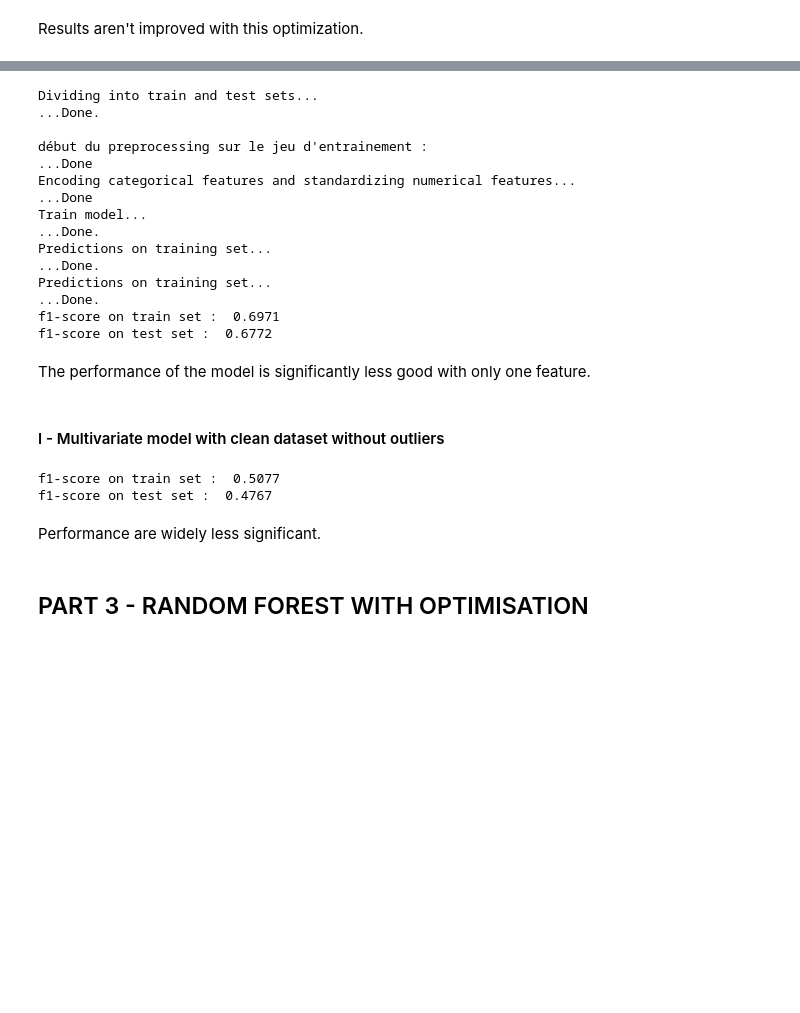
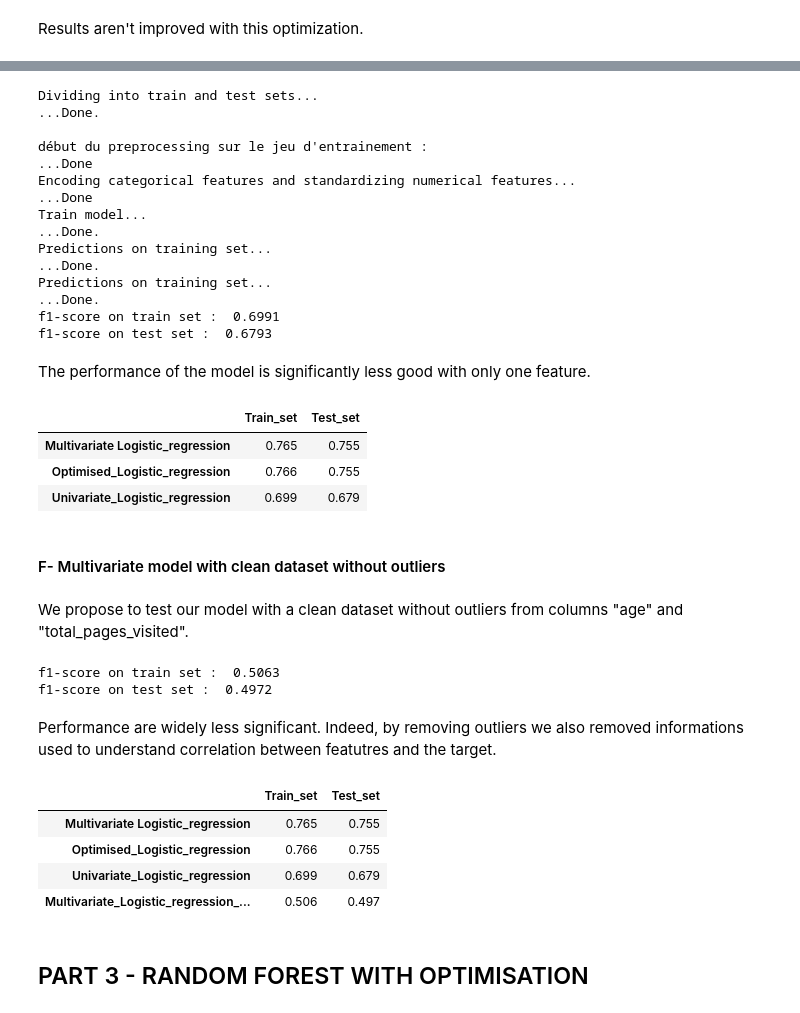
Before and after one commit to sdupland/bloc3_donn-es_structur-es, a Jupyter notebook: projet conversion rate challenge/Conversion_rate_challenge_sndd.ipynb, the cells around one changed output, grey strips where cells are left out. Drawn from its saved outputs; the diff is of its cells as text; code cells hidden in the pictures; blank space fills up the shorter version.

```diff
--- a/projet conversion rate challenge/Conversion_rate_challenge_sndd.ipynb
+++ b/projet conversion rate challenge/Conversion_rate_challenge_sndd.ipynb
@@ -407,16 +462,12 @@ model_results
 # %%
-# our analysis of the variables showed that correlations between explanatory variables and the target variable were very light,
-# a part from the "total_pages_visited" used in the baseline model with one feature
-# we propose so to try a logisistic regression with only one variable, the main one ("total_pages_visited")
-
-# Selection des données
+# Data selection
 X = data.loc[:,["total_pages_visited"]]
 Y = data.loc[:, "converted"]
 X.head()
 
 # Divide dataset Train set & Test set
 print("Dividing into train and test sets...")
-X_train_univ, X_test_univ, Y_train_univ, Y_test_univ = train_test_split(X, Y, test_size=0.1, random_state=0, stratify=Y)
+X_train_univ, X_test_univ, Y_train_univ, Y_test_univ = train_test_split(X, Y, test_size=0.2, random_state=0, stratify=Y)
 print("...Done.")
 print()
 
@@ -462,24 +513,34 @@ Predictions on training set...
 ...Done.
 Predictions on training set...
 ...Done.
-f1-score on train set :  0.6971
-f1-score on test set :  0.6772
+f1-score on train set :  0.6991
+f1-score on test set :  0.6793
 # %% [markdown]
 The performance of the model is significantly less good with only one feature.
+# %%
+# add result to the summary table
+result = pd.DataFrame({"Train_set" : f1_score(Y_train_univ, Y_train_pred).round(3),
+                       "Test_set" : f1_score(Y_test_univ, Y_test_pred).round(3)},
+                      index=["Univariate_Logistic_regression"])
+model_results = pd.concat([model_results, result])
+model_results
+# %% [output]
+|  | Train_set | Test_set |
+| Multivariate Logistic_regression | 0.765 | 0.755 |
+| Optimised_Logistic_regression | 0.766 | 0.755 |
+| Univariate_Logistic_regression | 0.699 | 0.679 |
 # %% [markdown]
-#### I - Multivariate model with clean dataset without outliers
+#### F- Multivariate model with clean dataset without outliers
+# %% [markdown]
+We propose to test our model with a clean dataset without outliers from columns "age" and "total_pages_visited".
 # %%
-# our analysis of the variables showed that correlations between explanatory variables and the target variable were very light,
-# a part from the "total_pages_visited" used in the baseline model with one feature
-# we propose so to try a logisistic regression with only one variable, the main one ("total_pages_visited")
-
 # data selection
 target_variable = "converted"
 X = data_clean.iloc[:,:-1]
 Y = data_clean.loc[:, target_variable]
 
 # Divide dataset Train set & Test set
-X_train, X_test, Y_train, Y_test = train_test_split(X, Y, test_size=0.1, random_state=0, stratify=Y)
+X_train_clean, X_test_clean, Y_train_clean, Y_test_clean = train_test_split(X, Y, test_size=0.2, random_state=0, stratify=Y)
 
 # preprocessing
 # set preprocessing for categorical features
@@ -495,24 +556,38 @@ preprocessor = ColumnTransformer(transformers=[
 ])
 
 # apply preprocessing to features
-X_train = preprocessor.fit_transform(X_train)
-X_test = preprocessor.fit_transform(X_test)
+X_train_clean = preprocessor.fit_transform(X_train_clean)
+X_test_clean = preprocessor.fit_transform(X_test_clean)
 
 # Train model
 classifier_clean = LogisticRegression(max_iter=1000)
-classifier_clean.fit(X_train, Y_train)
+classifier_clean.fit(X_train_clean, Y_train_clean)
 
 # Predictions
-Y_train_pred = classifier_clean.predict(X_train)
-Y_test_pred = classifier_clean.predict(X_test)
+Y_train_pred = classifier_clean.predict(X_train_clean)
+Y_test_pred = classifier_clean.predict(X_test_clean)
 
 # Performance assessment
-print("f1-score on train set : ", f1_score(Y_train, Y_train_pred).round(4))
-print("f1-score on test set : ", f1_score(Y_test, Y_test_pred).round(4))
+print("f1-score on train set : ", f1_score(Y_train_clean, Y_train_pred).round(4))
+print("f1-score on test set : ", f1_score(Y_test_clean, Y_test_pred).round(4))
 # %% [output]
-f1-score on train set :  0.5077
-f1-score on test set :  0.4767
+f1-score on train set :  0.5063
+f1-score on test set :  0.4972
-# %% [markdown]
-Performance are widely less significant.
+# %% [markdown]
+Performance are widely less significant.
+Indeed, by removing outliers we also removed informations used to understand correlation between featutres and the target.
+# %%
+# add result to the summary table
+result = pd.DataFrame({"Train_set" : f1_score(Y_train_clean, Y_train_pred).round(3),
+                       "Test_set" : f1_score(Y_test_clean, Y_test_pred).round(3)},
+                      index=["Multivariate_Logistic_regression_clean"])
+model_results = pd.concat([model_results, result])
+model_results
+# %% [output]
+|  | Train_set | Test_set |
+| Multivariate Logistic_regression | 0.765 | 0.755 |
+| Optimised_Logistic_regression | 0.766 | 0.755 |
+| Univariate_Logistic_regression | 0.699 | 0.679 |
+| Multivariate_Logistic_regression_... | 0.506 | 0.497 |
 # %% [markdown]
 ## PART 3 - RANDOM FOREST WITH OPTIMISATION
```
Also changed, not shown: parts of 48 cells of this notebook.
